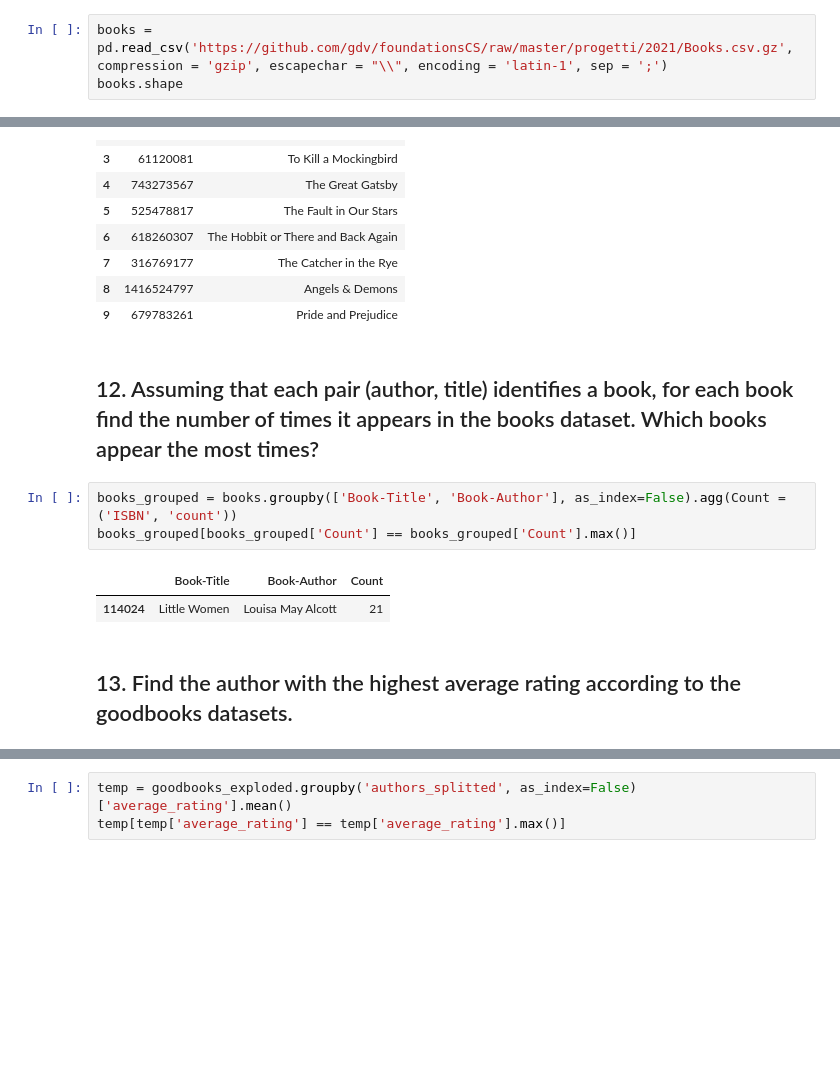
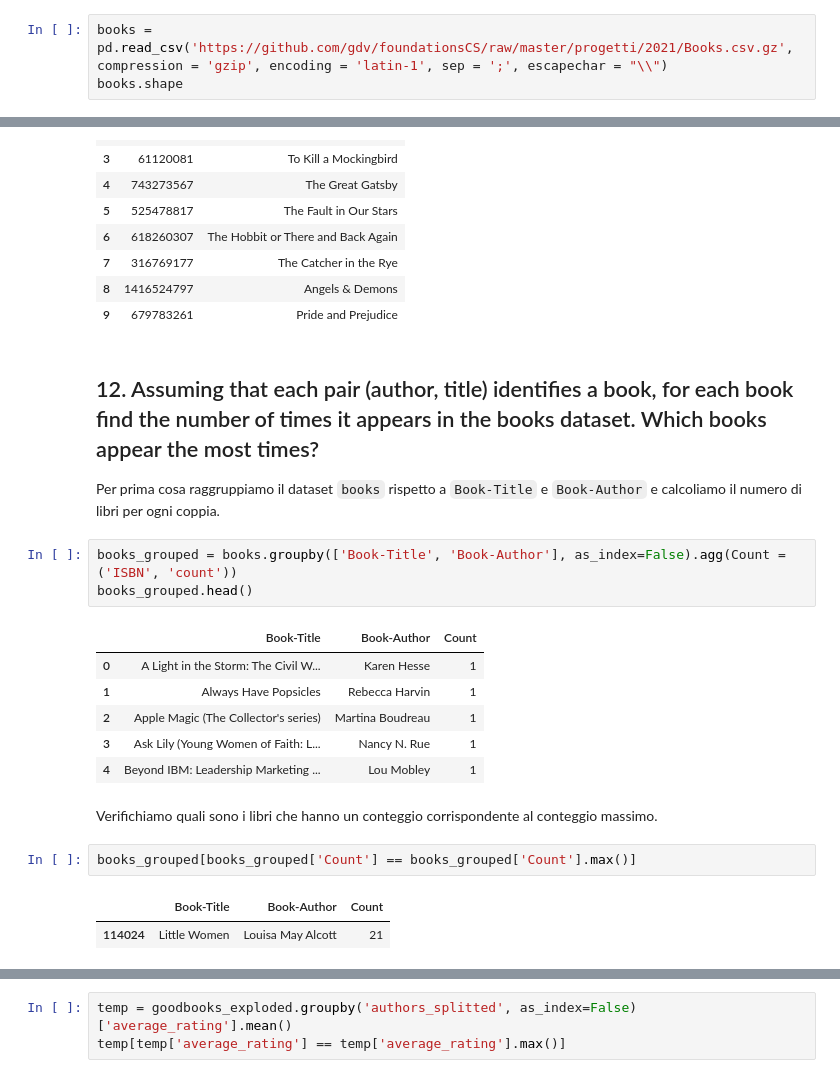
Before and after one commit to gianscuri/Computer_Science_Project_Pandas, a Jupyter notebook: progetto-2021.ipynb, the cells around one changed output, grey strips where cells are left out. Cells and saved outputs as stored; diff of their text form; blank space fills up the shorter version.

```diff
--- a/progetto-2021.ipynb
+++ b/progetto-2021.ipynb
@@ -38,7 +38,7 @@ users.shape
 # %% [output]
 (278858, 3)
 # %%
-books = pd.read_csv('https://github.com/gdv/foundationsCS/raw/master/progetti/2021/Books.csv.gz', compression = 'gzip', escapechar = "\\", encoding = 'latin-1', sep = ';')
+books = pd.read_csv('https://github.com/gdv/foundationsCS/raw/master/progetti/2021/Books.csv.gz', compression = 'gzip', encoding = 'latin-1', sep = ';', escapechar = "\\")
 books.shape
 # %% [output]
 (271359, 8)
@@ -457,11 +474,22 @@ goodbooks[~goodbooks['isbn'].isin(books_goodbooks['ISBN'])].head(10) [['isbn', '
 | 9 | 679783261 | Pride and Prejudice |
 # %% [markdown]
 ## 12. Assuming that each pair (author, title) identifies a book, for each book find the number of times it appears in the books dataset. Which books appear the most times?
+
+Per prima cosa raggruppiamo il dataset `books` rispetto a `Book-Title` e `Book-Author` e calcoliamo il numero di libri per ogni coppia.
 # %%
 books_grouped = books.groupby(['Book-Title', 'Book-Author'], as_index=False).agg(Count = ('ISBN', 'count'))
-books_grouped[books_grouped['Count'] == books_grouped['Count'].max()]
+books_grouped.head()
 # %% [output]
 |  | Book-Title | Book-Author | Count |
-| 114024 | Little Women | Louisa May Alcott | 21 |
+| 0 | A Light in the Storm: The Civil W... | Karen Hesse | 1 |
+| 1 | Always Have Popsicles | Rebecca Harvin | 1 |
+| 2 | Apple Magic (The Collector's series) | Martina Boudreau | 1 |
+| 3 | Ask Lily (Young Women of Faith: L... | Nancy N. Rue | 1 |
+| 4 | Beyond IBM: Leadership Marketing ... | Lou Mobley | 1 |
-# %% [markdown]
-## 13. Find the author with the highest average rating according to the goodbooks datasets.
+# %% [markdown]
+Verifichiamo quali sono i libri che hanno un conteggio corrispondente al conteggio massimo.
+# %%
+books_grouped[books_grouped['Count'] == books_grouped['Count'].max()]
+# %% [output]
+|  | Book-Title | Book-Author | Count |
+| 114024 | Little Women | Louisa May Alcott | 21 |
```
Also changed, not shown: parts of 18 cells of this notebook.
